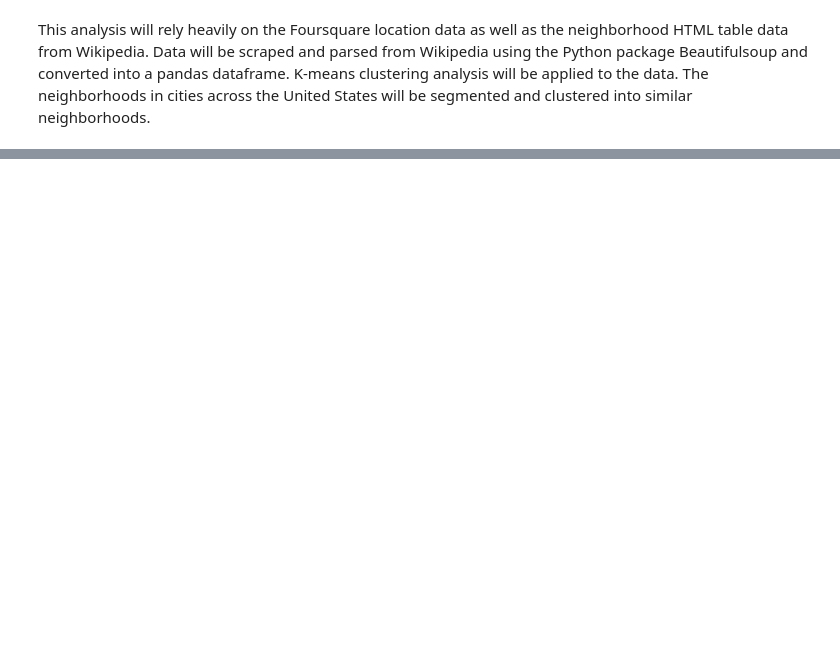
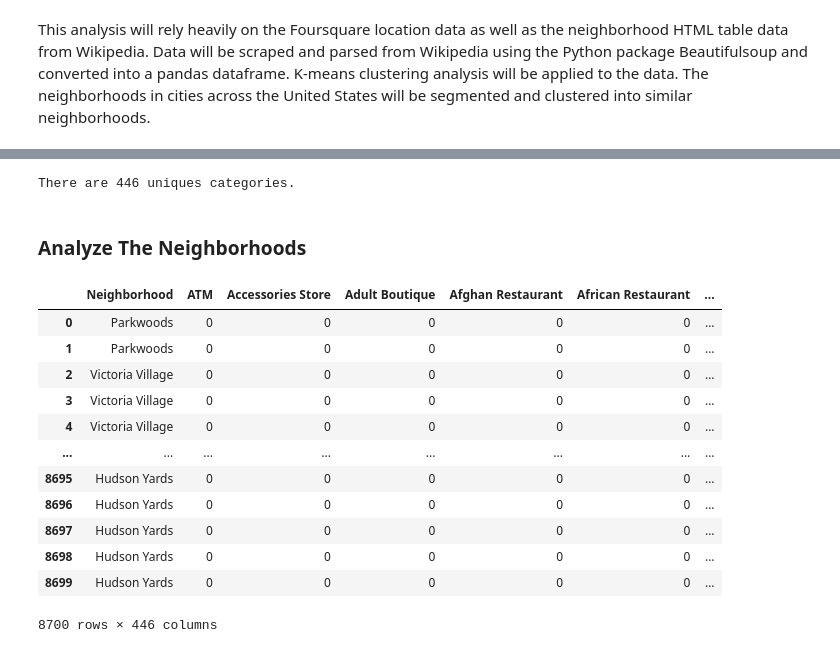
Before and after one commit to melfuechec/applied_data_science_capstone_project, a Jupyter notebook: applied_data_science_capstone_project.ipynb, the cells around one changed output, grey strips where cells are left out. Drawn from its saved outputs; the diff is of its cells as text; code cells hidden in the pictures; blank space fills up the shorter version.

Commit message:
final version

```diff
--- a/applied_data_science_capstone_project.ipynb
+++ b/applied_data_science_capstone_project.ipynb
@@ -14,0 +117,13 @@ This analysis will rely heavily on the Foursquare location data as well as the n
+# %%
+#manhattan_data = nyc_data[neighborhood_name['Borough'] == 'Manhattan'].reset_index(drop=True)
+manhattan_data = nyc_data[nyc_data['Borough'] == 'Manhattan'].reset_index(drop=True)
+manhattan_data = manhattan_data.dropna()
+# %%
+# all_neighborhoods
+neighbs = [toronto_data, df_los_angeles, df_miami, sf_data, manhattan_data]
+all_neighbs = pd.concat(neighbs)
+all_neighbs[['Neighborhood','Latitude','Longitude']]
+all_neighbs.drop(['Borough'], axis=1, inplace=True)
+all_neighbs.drop_duplicates()
+all_neighbs = all_neighbs.dropna()
+all_neighbs
@@ -14,0 +146,9 @@ This analysis will rely heavily on the Foursquare location data as well as the n
+# %%
+CLIENT_ID = 'YPXLLN2FJXN03PEH2MLUWYQVVOPLE2SSAJQ22UCWLT5BHM5Y' # Foursquare ID
+CLIENT_SECRET = 'BKOF5FBXRNPIG4GCGJIY5ARXZOSZX3IPS513CS12RC1SATTF' # Foursquare Secret
+VERSION = '20180604'
+LIMIT = 100
+radius = 500
+
+import requests # library to handle requests
+from pandas.io.json import json_normalize # tranform JSON file into a pandas dataframe
@@ -14,0 +219,5 @@ This analysis will rely heavily on the Foursquare location data as well as the n
+# %%
+all_neighbs_venues = getNearbyVenues(names=all_neighbs['Neighborhood'],
+                                   latitudes=all_neighbs['Latitude'],
+                                   longitudes=all_neighbs['Longitude']
+                                  )
@@ -16,0 +262,38 @@ This analysis will rely heavily on the Foursquare location data as well as the n
+# %%
+print('There are {} uniques categories.'.format(len(all_neighbs_venues['Venue Category'].unique())))
+# %% [output]
+There are 446 uniques categories.
+# %% [markdown]
+### Analyze The Neighborhoods
+# %%
+# one hot encoding
+all_neighbs_venues_onehot = pd.get_dummies(all_neighbs_venues[['Venue Category']], prefix="", prefix_sep="")
+
+# add neighborhood column back to dataframe
+all_neighbs_venues_onehot['Neighborhood'] = all_neighbs_venues['Neighborhood']
+
+# move neighborhood column to the first column
+# get a list of columns
+cols = list(all_neighbs_venues_onehot)
+
+# move the column to head of list using index, pop and insert
+cols.insert(0, cols.pop(cols.index('Neighborhood')))
+
+# use ix to reorder
+all_neighbs_venues_onehot = all_neighbs_venues_onehot.loc[:, cols]
+
+all_neighbs_venues_onehot
+# %% [output]
+|  | Neighborhood | ATM | Accessories Store | Adult Boutique | Afghan Restaurant | African Restaurant | ... |
+| 0 | Parkwoods | 0 | 0 | 0 | 0 | 0 | ... |
+| 1 | Parkwoods | 0 | 0 | 0 | 0 | 0 | ... |
+| 2 | Victoria Village | 0 | 0 | 0 | 0 | 0 | ... |
+| 3 | Victoria Village | 0 | 0 | 0 | 0 | 0 | ... |
+| 4 | Victoria Village | 0 | 0 | 0 | 0 | 0 | ... |
+| ... | ... | ... | ... | ... | ... | ... | ... |
+| 8695 | Hudson Yards | 0 | 0 | 0 | 0 | 0 | ... |
+| 8696 | Hudson Yards | 0 | 0 | 0 | 0 | 0 | ... |
+| 8697 | Hudson Yards | 0 | 0 | 0 | 0 | 0 | ... |
+| 8698 | Hudson Yards | 0 | 0 | 0 | 0 | 0 | ... |
+| 8699 | Hudson Yards | 0 | 0 | 0 | 0 | 0 | ... |
+8700 rows × 446 columns
```
Also changed, not shown: parts of 65 cells of this notebook.
